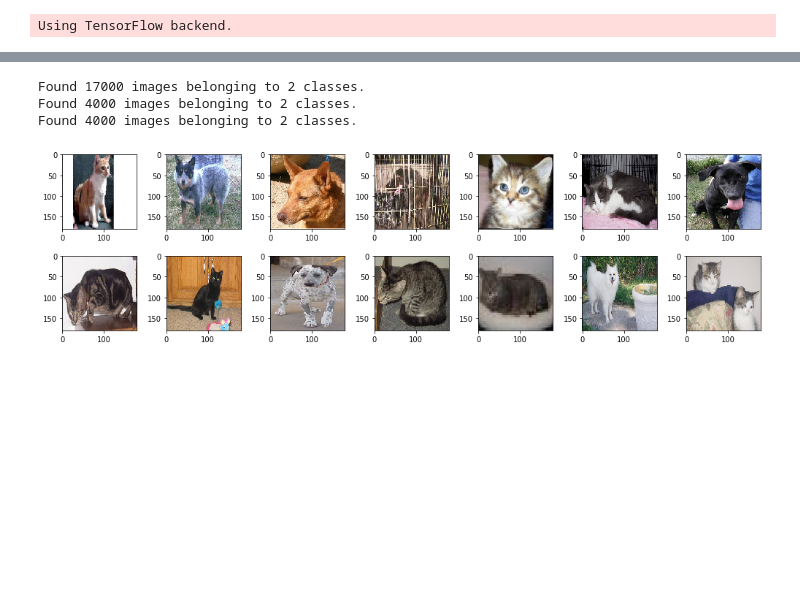
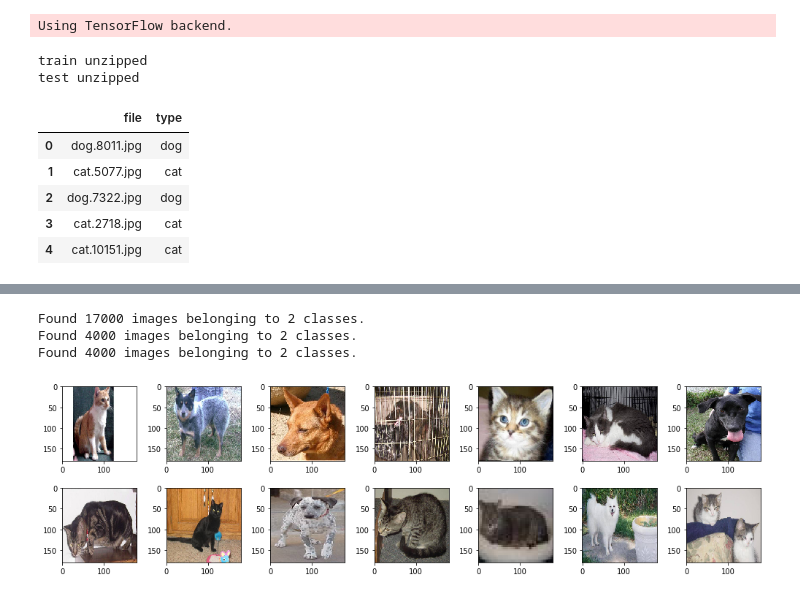
Before and after one commit to lightsuner/bsuir_ml_2, a Jupyter notebook: lab_5/src/lab_5.ipynb, the cells around one changed output, grey strips where cells are left out. Drawn from its saved outputs; the diff is of its cells as text; code cells hidden in the pictures; blank space fills up the shorter version.

```diff
--- a/lab_5/src/lab_5.ipynb
+++ b/lab_5/src/lab_5.ipynb
@@ -19,0 +26,16 @@ Using TensorFlow backend.
+# %%
+zip_files = ['train', 'test']
+
+for file in zip_files:
+    with zipfile.ZipFile(f"./{file}.zip","r") as z:
+        z.extractall(f"./data/")
+        print(f"{file} unzipped")
+# %% [output]
+train unzipped
+test unzipped
+|  | file | type |
+| 0 | dog.8011.jpg | dog |
+| 1 | cat.5077.jpg | cat |
+| 2 | dog.7322.jpg | dog |
+| 3 | cat.2718.jpg | cat |
+| 4 | cat.10151.jpg | cat |
```
Also changed, not shown: parts of 31 cells of this notebook, 5 other files.
